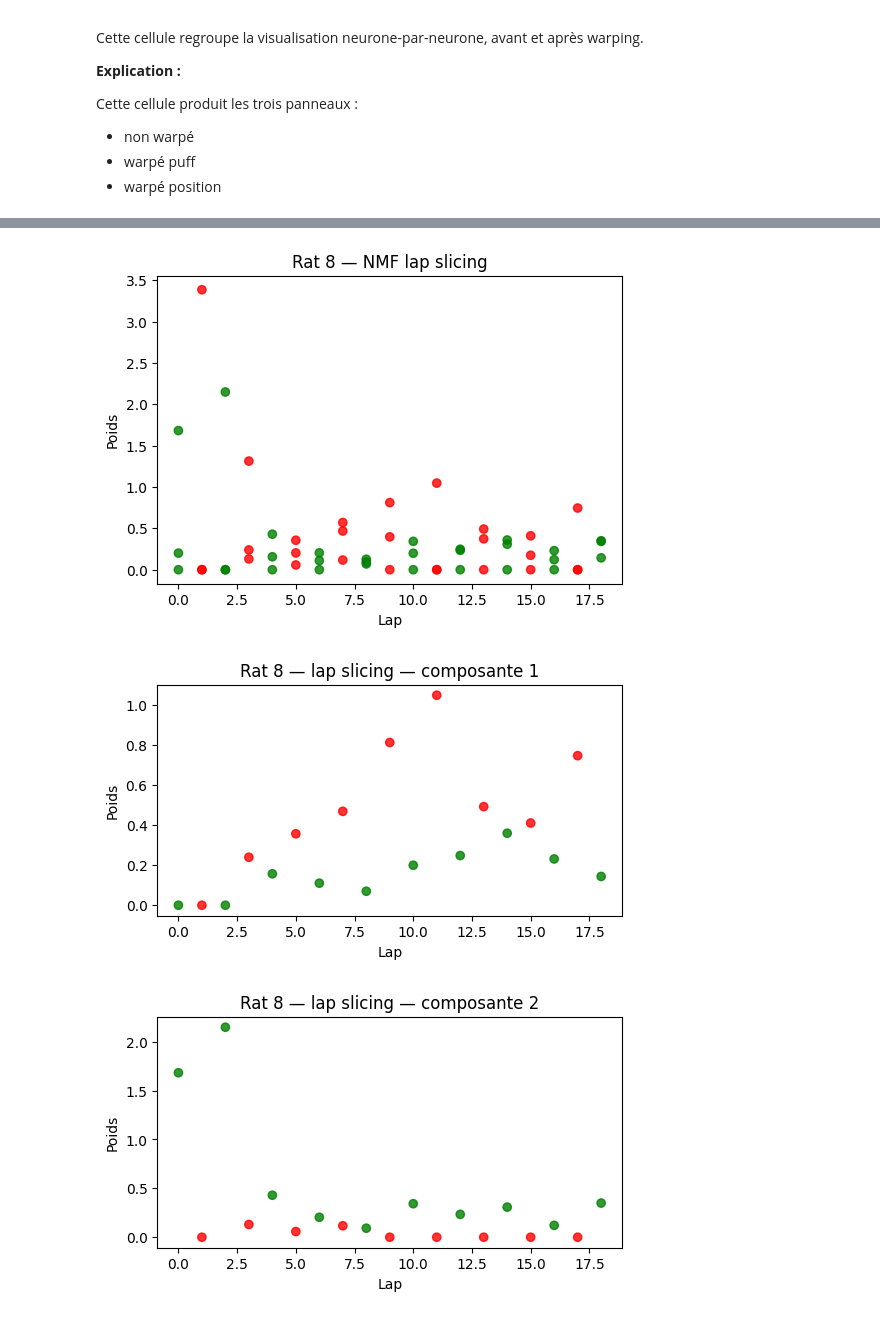
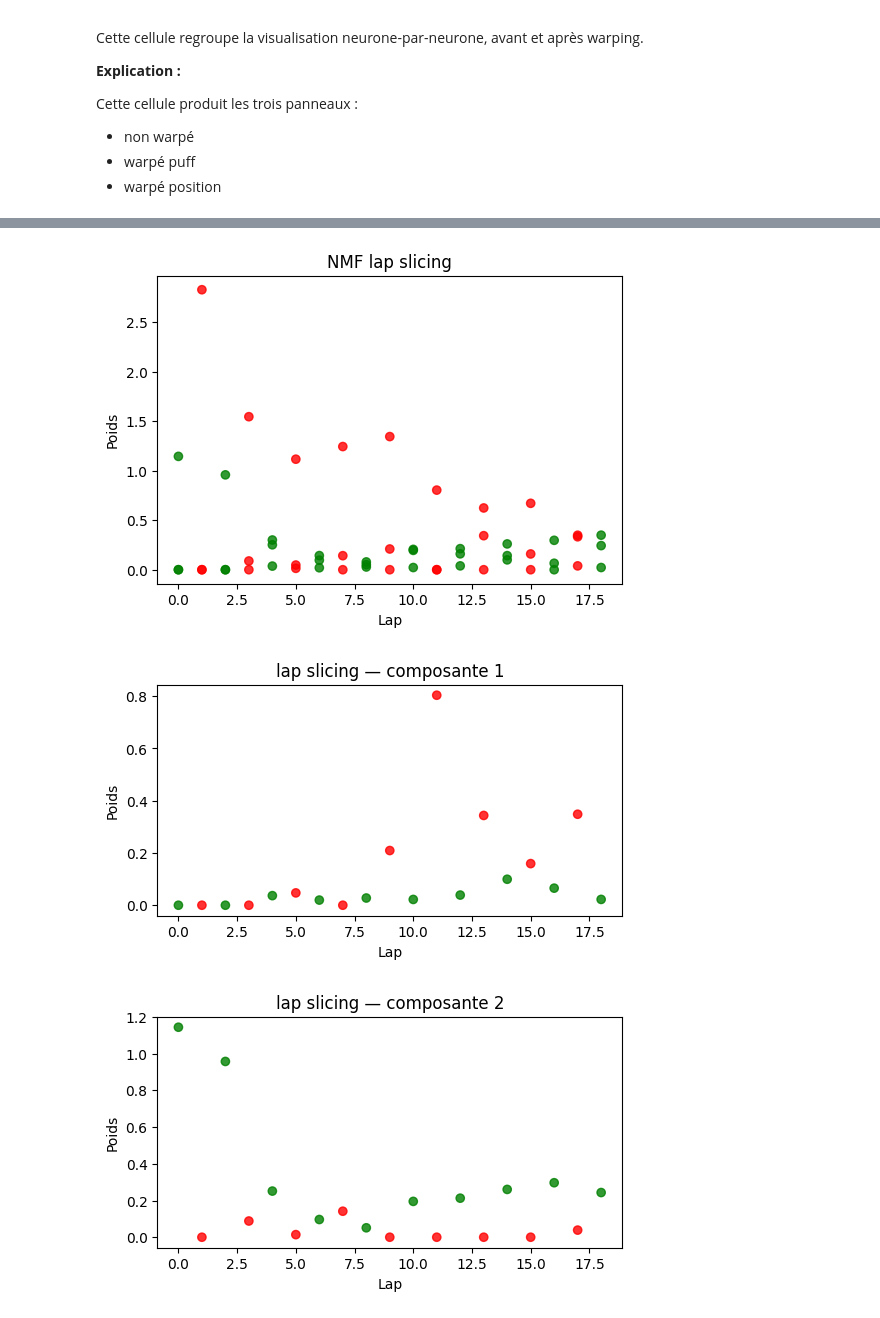
Before and after one commit to Clairaxe/Stage, a Jupyter notebook: projet/main/3_TimeWarp.ipynb, the cells around one changed output, grey strips where cells are left out. Saved outputs shown, nothing was run; the diff lists cells and outputs as text; code cells hidden in the pictures.

```diff
--- a/projet/main/3_TimeWarp.ipynb
+++ b/projet/main/3_TimeWarp.ipynb
@@ -965,14 +970,17 @@ plt.show()
 # %%
-M8_time = tensor_to_time_slicing(X8_hb_puff)
-W8_time, H8_time, nmf8_time = run_nmf(M8_time, n_components=5, seed=0)
+M_time = tensor_to_time_slicing(X)
+W_time, H_time, nmf_time = run_nmf(M_time, n_components=5, seed=0)
+
+print("shape W_time :", W_time.shape)
+print("shape H_time :", H_time.shape)
 
 plt.figure(figsize=(6, 4))
-for k in range(W8_time.shape[1]):
-    plt.plot(W8_time[:, k], label=f"C{k+1}")
-plt.axvline(W8_time.shape[0] // 2, color="black", linestyle="--")
+for k in range(W_time.shape[1]):
+    plt.plot(W_time[:, k], label=f"C{k+1}")
+plt.axvline(W_time.shape[0] // 2, color="black", linestyle="--")
 plt.xlabel("Temps warpé")
 plt.ylabel("Poids")
-plt.title("Rat 8 — NMF time slicing — profils temporels")
+plt.title("NMF time slicing — profils temporels")
 plt.legend()
 plt.show()
 # %% [output]
@@ -980,34 +990,34 @@ plt.show()
 # %%
-M8_lap = tensor_to_lap_slicing(X8_hb_puff)
-W8_lap, H8_lap, nmf8_lap = run_nmf(M8_lap, n_components=3, seed=0)
+M_lap = tensor_to_lap_slicing(X)
+W_lap, H_lap, nmf_lap = run_nmf(M_lap, n_components=3, seed=0)
 
 plt.figure(figsize=(6, 4))
-for k in range(W8_lap.shape[1]):
+for k in range(W_lap.shape[1]):
     plt.scatter(
-        np.arange(W8_lap.shape[0]),
-        W8_lap[:, k],
-        c=["red" if y == 1 else "green" for y in info8_hb_puff["lap_labels"]],
+        np.arange(W_lap.shape[0]),
+        W_lap[:, k],
+        c=["red" if y == 1 else "green" for y in info["lap_labels"]],
         label=f"C{k+1}",
         alpha=0.8
     )
 plt.xlabel("Lap")
 plt.ylabel("Poids")
-plt.title("Rat 8 — NMF lap slicing")
+plt.title("NMF lap slicing")
 plt.show()
 
-for k in range(W8_lap.shape[1]):
+for k in range(W_lap.shape[1]):
     plt.figure(figsize=(6, 3))
     plt.scatter(
-        np.arange(W8_lap.shape[0]),
-        W8_lap[:, k],
-        c=["red" if y == 1 else "green" for y in info8_hb_puff["lap_labels"]],
+        np.arange(W_lap.shape[0]),
+        W_lap[:, k],
+        c=["red" if y == 1 else "green" for y in info["lap_labels"]],
         alpha=0.8
     )
     plt.xlabel("Lap")
     plt.ylabel("Poids")
-    plt.title(f"Rat 8 — lap slicing — composante {k+1}")
+    plt.title(f"lap slicing — composante {k+1}")
     plt.show()
 # %% [output]
-[figure, old version]
+[figure, new version]
-[figure, old version]
+[figure, new version]
-[figure, old version]
+[figure, new version]
```
Also changed, not shown: parts of 22 cells of this notebook, 2 other files.
